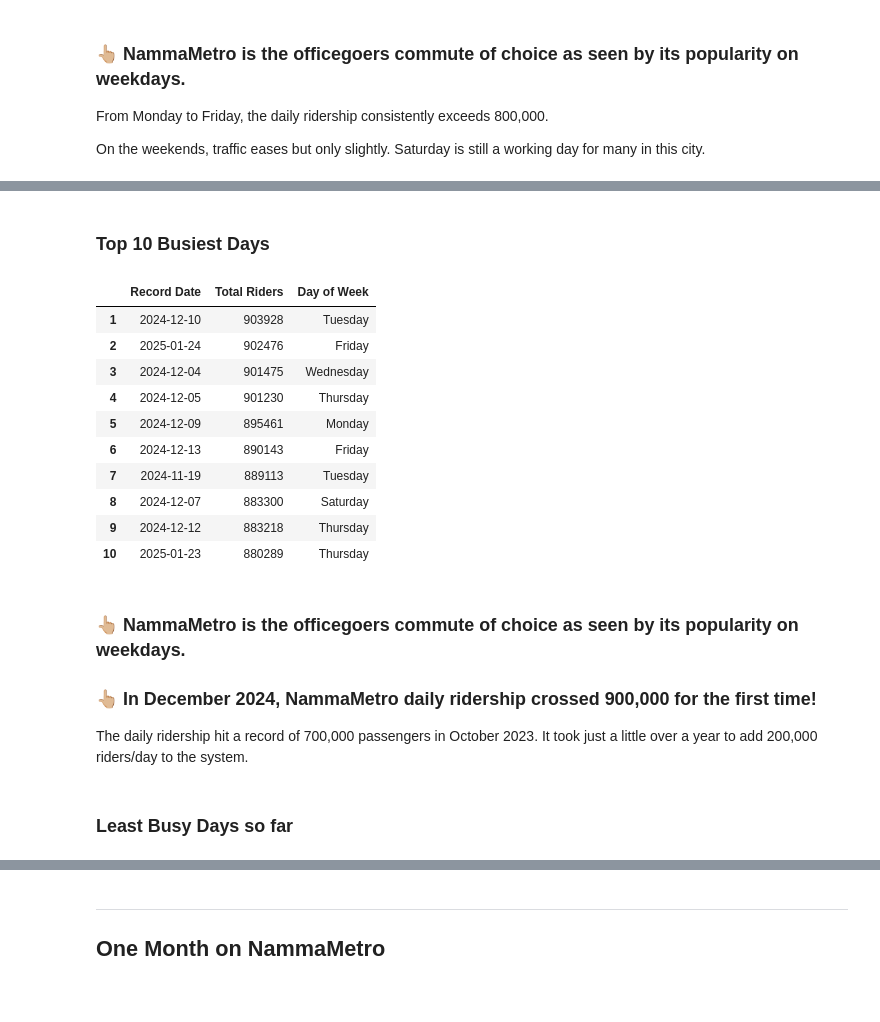
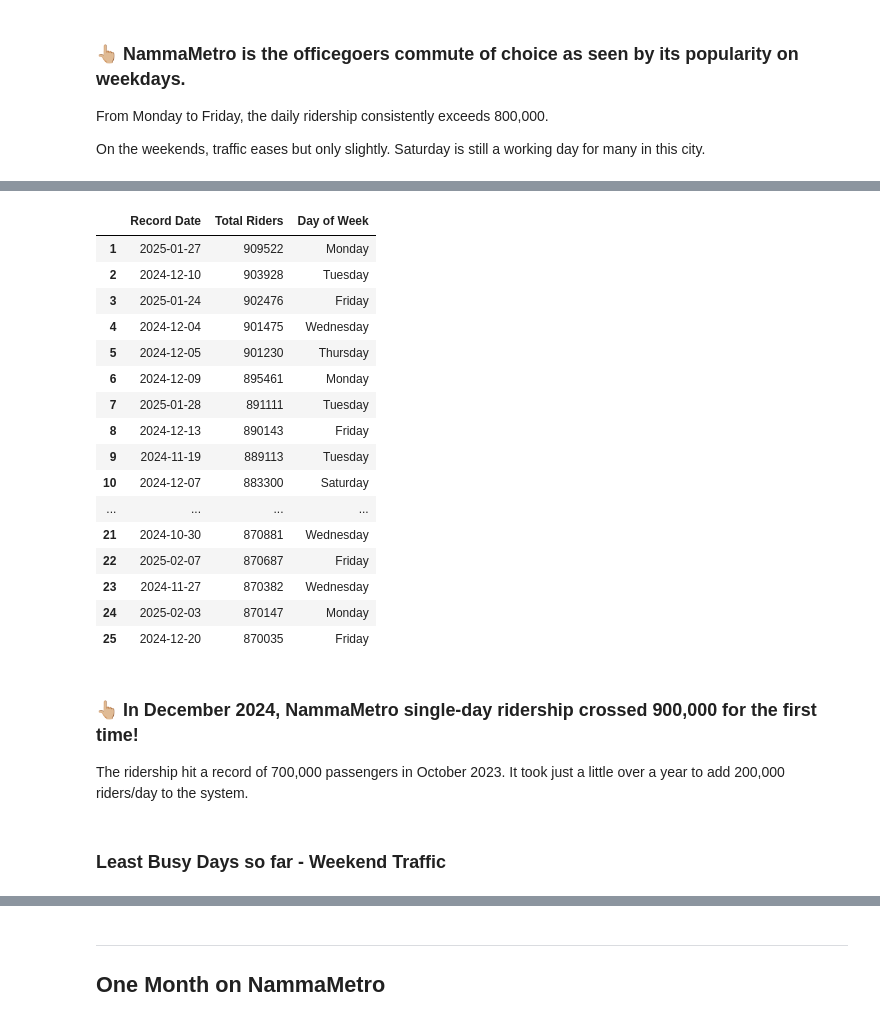
Before and after one commit to thecont1/namma-metro-ridership-tracker, a Jupyter notebook: ridership_2analysis.ipynb, the cells around one changed output, grey strips where cells are left out. Cells and saved outputs as stored; diff of their text form; code cells hidden in the pictures.

```diff
--- a/ridership_2analysis.ipynb
+++ b/ridership_2analysis.ipynb
@@ -238,30 +249,32 @@ _____
-# %% [markdown]
-### Top 10 Busiest Days
 # %%
 busiest_days = df[['Record Date', 'Total Riders', 'Day of Week']].sort_values('Total Riders', ascending=False)
 busiest_days.reset_index(drop=True, inplace=True)
 busiest_days.index = range(1, len(busiest_days) + 1)
-busiest_days.head(10)
+busiest_days.head(25)
 # %% [output]
 |  | Record Date | Total Riders | Day of Week |
-| 1 | 2024-12-10 | 903928 | Tuesday |
-| 2 | 2025-01-24 | 902476 | Friday |
-| 3 | 2024-12-04 | 901475 | Wednesday |
-| 4 | 2024-12-05 | 901230 | Thursday |
-| 5 | 2024-12-09 | 895461 | Monday |
-| 6 | 2024-12-13 | 890143 | Friday |
-| 7 | 2024-11-19 | 889113 | Tuesday |
-| 8 | 2024-12-07 | 883300 | Saturday |
-| 9 | 2024-12-12 | 883218 | Thursday |
-| 10 | 2025-01-23 | 880289 | Thursday |
+| 1 | 2025-01-27 | 909522 | Monday |
+| 2 | 2024-12-10 | 903928 | Tuesday |
+| 3 | 2025-01-24 | 902476 | Friday |
+| 4 | 2024-12-04 | 901475 | Wednesday |
+| 5 | 2024-12-05 | 901230 | Thursday |
+| 6 | 2024-12-09 | 895461 | Monday |
+| 7 | 2025-01-28 | 891111 | Tuesday |
+| 8 | 2024-12-13 | 890143 | Friday |
+| 9 | 2024-11-19 | 889113 | Tuesday |
+| 10 | 2024-12-07 | 883300 | Saturday |
+| ... | ... | ... | ... |
+| 21 | 2024-10-30 | 870881 | Wednesday |
+| 22 | 2025-02-07 | 870687 | Friday |
+| 23 | 2024-11-27 | 870382 | Wednesday |
+| 24 | 2025-02-03 | 870147 | Monday |
+| 25 | 2024-12-20 | 870035 | Friday |
 # %% [markdown]
-### 👆🏼 NammaMetro is the officegoers commute of choice as seen by its popularity on weekdays.
+### 👆🏼 In December 2024, NammaMetro single-day ridership crossed 900,000 for the first time!
 
-### 👆🏼 In December 2024, NammaMetro daily ridership crossed 900,000 for the first time!
-
-The daily ridership hit a record of 700,000 passengers in October 2023. It took just a little over a year to add 200,000 riders/day to the system.
+The ridership hit a record of 700,000 passengers in October 2023. It took just a little over a year to add 200,000 riders/day to the system.
 # %% [markdown]
-### Least Busy Days so far
+### Least Busy Days so far - Weekend Traffic
 # %%
 busiest_days.tail(10)
 # %% [output]
```
Also changed, not shown: parts of 25 cells of this notebook.
